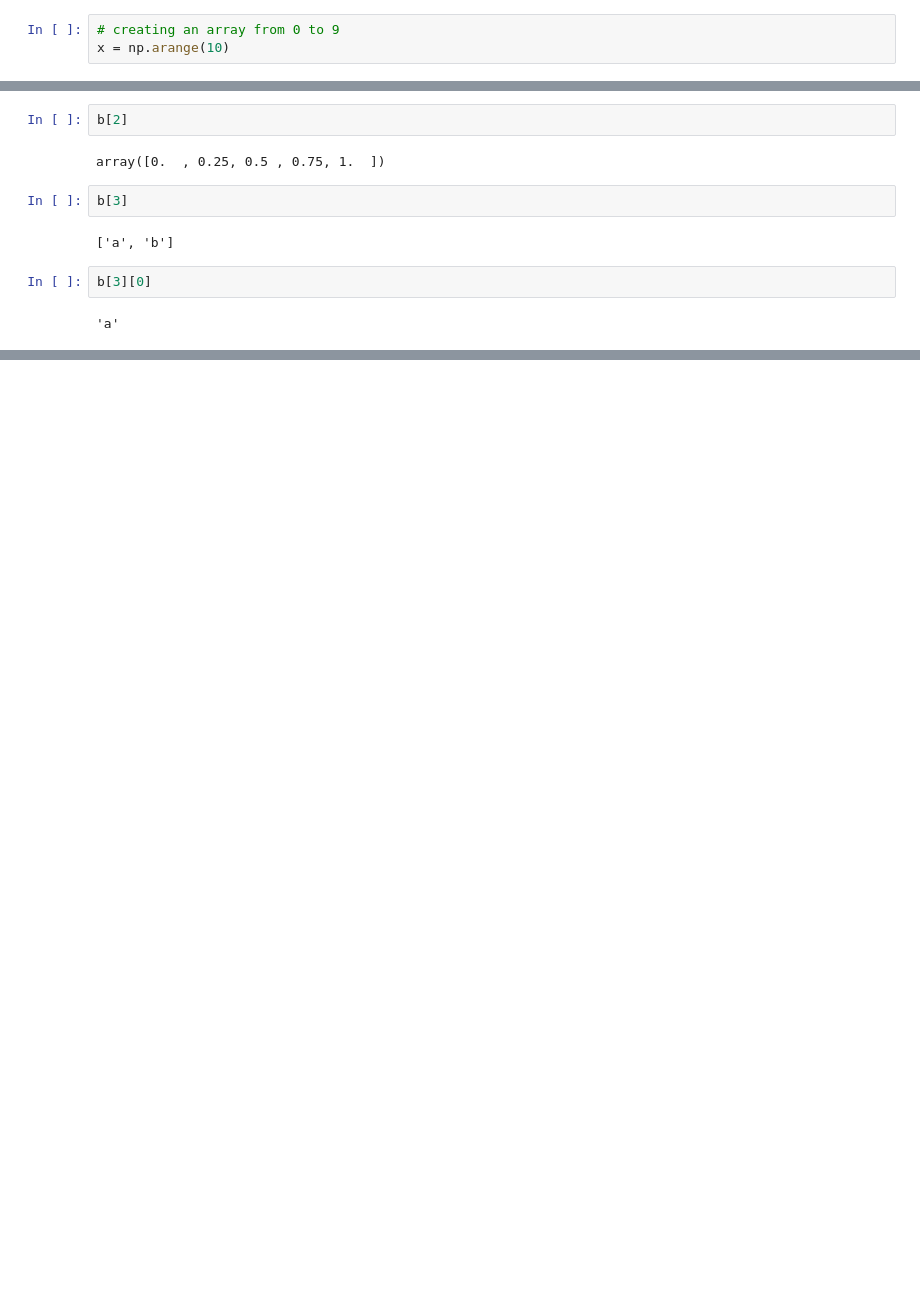
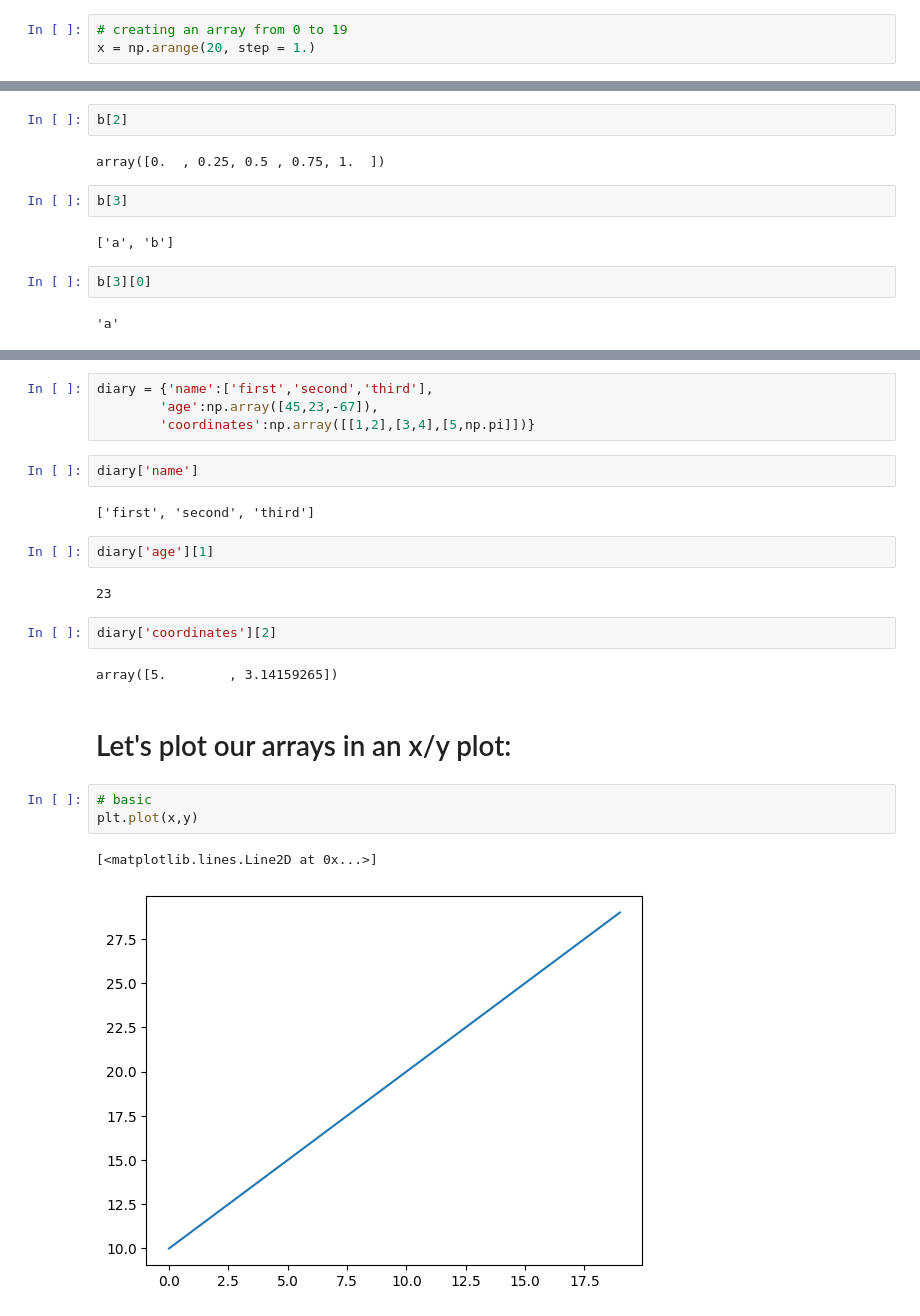
Before and after one commit to saurabhmittal23/space_physics, a Jupyter notebook: tutorial.ipynb, the cells around one changed output, grey strips where cells are left out. Saved outputs shown, nothing was run; the diff lists cells and outputs as text; blank space fills up the shorter version.

```diff
--- a/tutorial.ipynb
+++ b/tutorial.ipynb
@@ -53,8 +55,8 @@ a,b,c
 # %% [markdown]
 # numpy and plotting basics
 # %%
-# creating an array from 0 to 9
-x = np.arange(10)
+# creating an array from 0 to 19
+x = np.arange(20, step = 1.)
 # %%
 x
 # %% [output]
@@ -135,0 +154,24 @@ b[3][0]
+# %%
+diary = {'name':['first','second','third'],
+        'age':np.array([45,23,-67]),
+        'coordinates':np.array([[1,2],[3,4],[5,np.pi]])}
+# %%
+diary['name']
+# %% [output]
+['first', 'second', 'third']
+# %%
+diary['age'][1]
+# %% [output]
+23
+# %%
+diary['coordinates'][2]
+# %% [output]
+array([5.        , 3.14159265])
+# %% [markdown]
+# Let's plot our arrays in an x/y plot:
+# %%
+# basic
+plt.plot(x,y)
+# %% [output]
+[<matplotlib.lines.Line2D at 0x...>]
+[figure, added]
```
Also changed, not shown: parts of 52 cells of this notebook.
